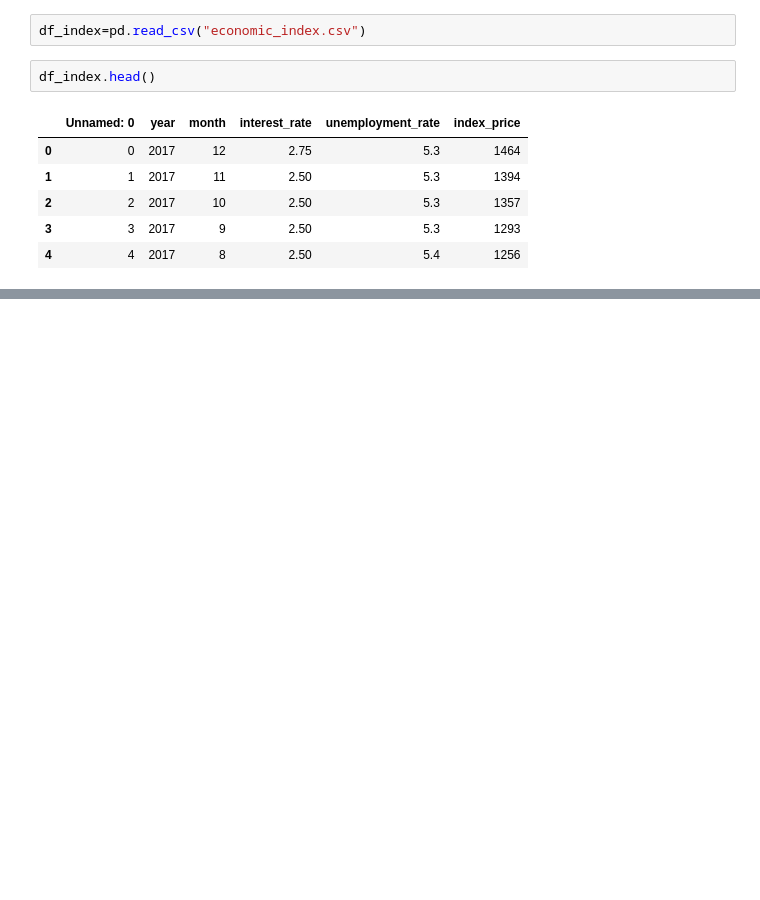
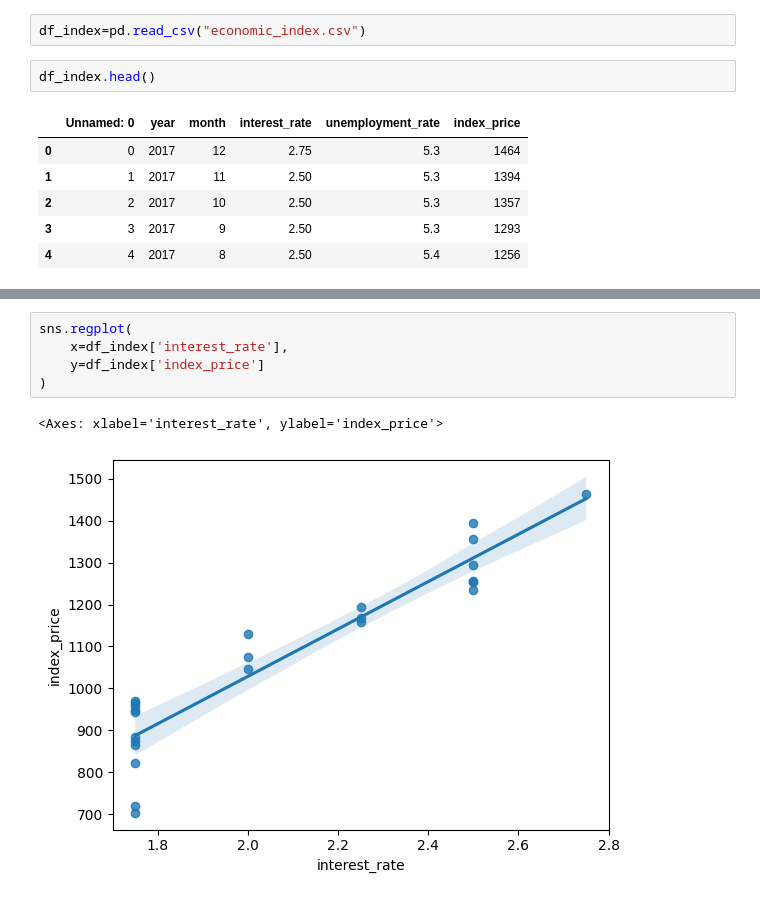
Before and after one commit to debmalyaa29/linear-Regression, a Jupyter notebook: Multiple-Linear-Regression/practical.ipynb, the cells around one changed output, grey strips where cells are left out. Cells and saved outputs as stored; diff of their text form; blank space fills up the shorter version.

```diff
--- a/Multiple-Linear-Regression/practical.ipynb
+++ b/Multiple-Linear-Regression/practical.ipynb
@@ -16,0 +108,8 @@ df_index.head()
+# %%
+sns.regplot(
+    x=df_index['interest_rate'],
+    y=df_index['index_price']
+)
+# %% [output]
+<Axes: xlabel='interest_rate', ylabel='index_price'>
+[figure, added]
```
Also changed, not shown: parts of 18 cells of this notebook.
